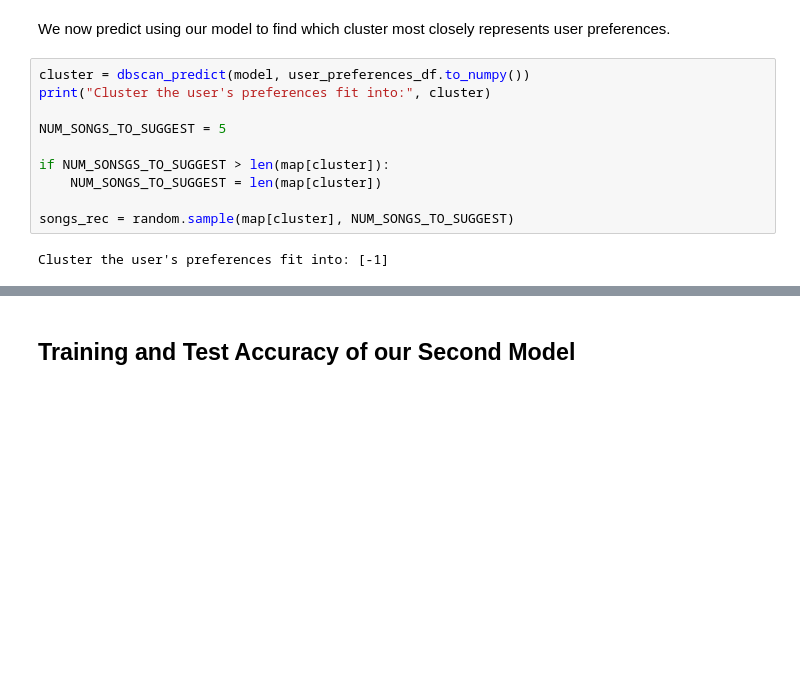
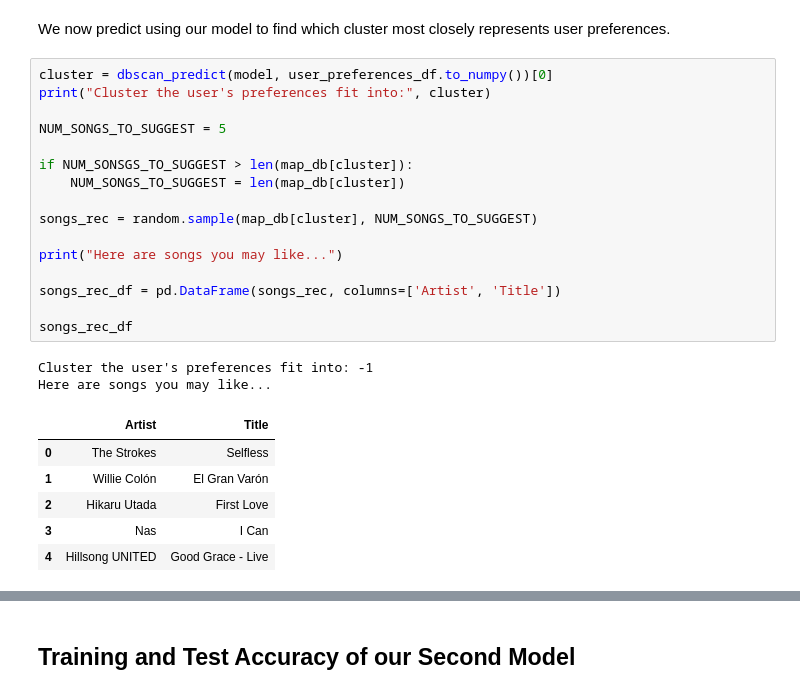
Before and after one commit to 2s2e/cse151a-project, a Jupyter notebook: Milestone_4 (1).ipynb, the cells around one changed output, grey strips where cells are left out. Saved outputs shown, nothing was run; the diff lists cells and outputs as text; blank space fills up the shorter version.

```diff
--- a/Milestone_4 (1).ipynb
+++ b/Milestone_4 (1).ipynb
@@ -988,14 +988,27 @@ user_preferences_df
 # %% [markdown]
 We now predict using our model to find which cluster most closely represents user preferences.
 # %%
-cluster = dbscan_predict(model, user_preferences_df.to_numpy())
+cluster = dbscan_predict(model, user_preferences_df.to_numpy())[0]
 print("Cluster the user's preferences fit into:", cluster)
 
 NUM_SONGS_TO_SUGGEST = 5
 
-if NUM_SONSGS_TO_SUGGEST > len(map[cluster]):
-    NUM_SONGS_TO_SUGGEST = len(map[cluster])
+if NUM_SONSGS_TO_SUGGEST > len(map_db[cluster]):
+    NUM_SONGS_TO_SUGGEST = len(map_db[cluster])
 
-songs_rec = random.sample(map[cluster], NUM_SONGS_TO_SUGGEST)
+songs_rec = random.sample(map_db[cluster], NUM_SONGS_TO_SUGGEST)
+
+print("Here are songs you may like...")
+
+songs_rec_df = pd.DataFrame(songs_rec, columns=['Artist', 'Title'])
+
+songs_rec_df
 # %% [output]
-Cluster the user's preferences fit into: [-1]
+Cluster the user's preferences fit into: -1
+Here are songs you may like...
+|  | Artist | Title |
+| 0 | The Strokes | Selfless |
+| 1 | Willie Colón | El Gran Varón |
+| 2 | Hikaru Utada | First Love |
+| 3 | Nas | I Can |
+| 4 | Hillsong UNITED | Good Grace - Live |
```
Also changed, not shown: parts of 2 cells of this notebook.
